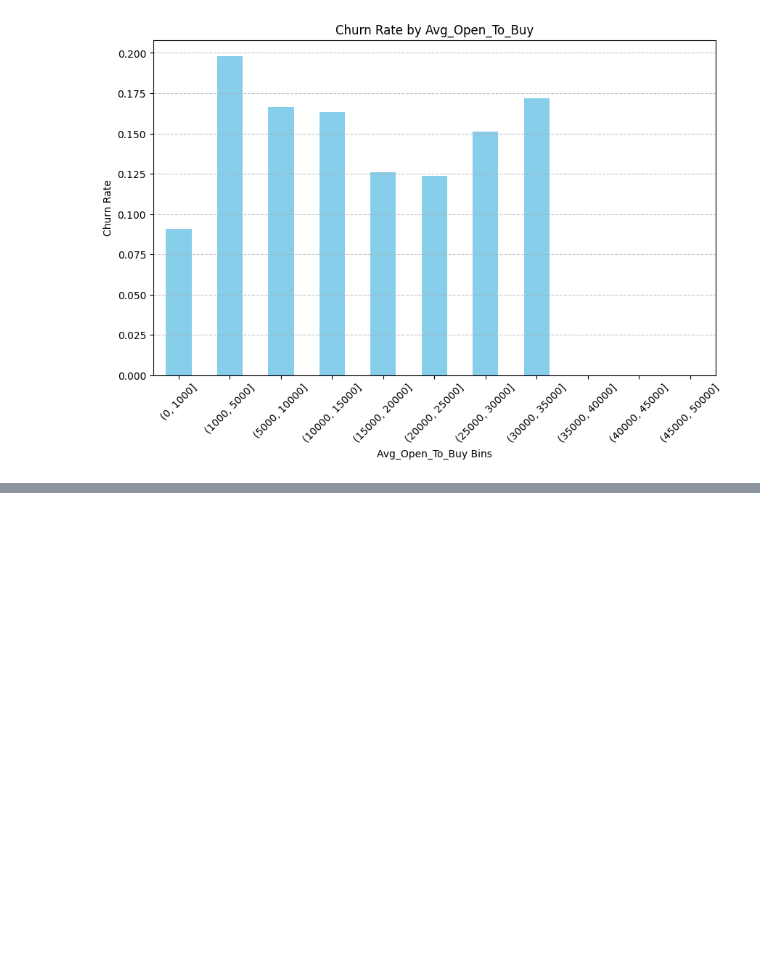
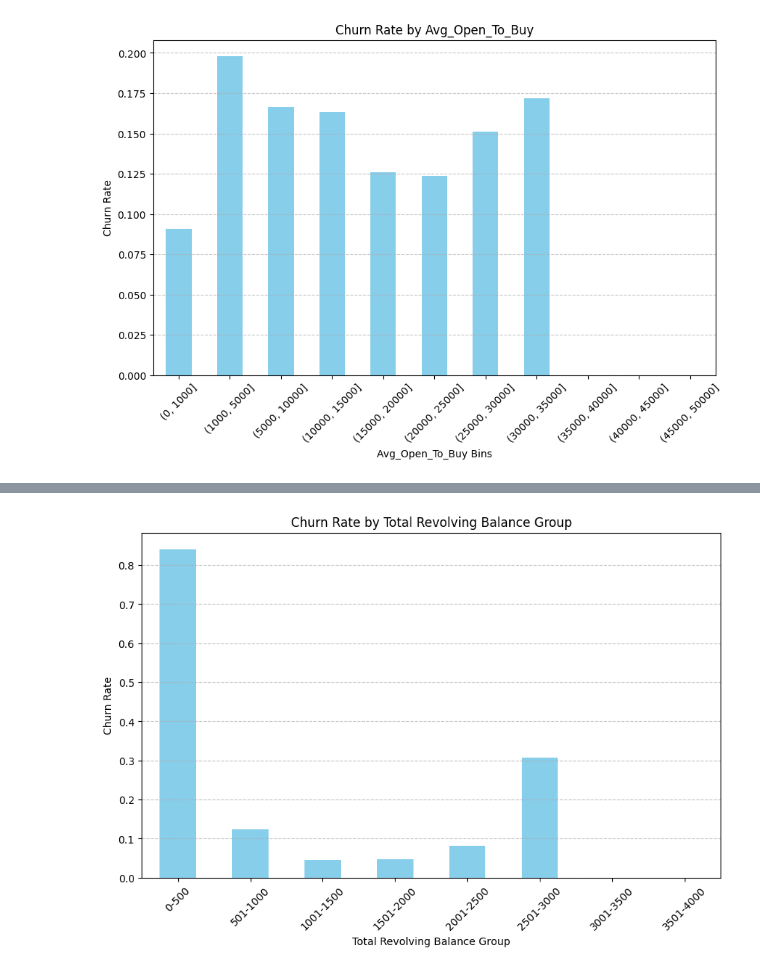
Before and after one commit to mahsanazar/Machine-Learnin--Churn-prediction, a Jupyter notebook: decisiontreemodel.ipynb, the cells around one changed output, grey strips where cells are left out. Cells and saved outputs as stored; diff of their text form; code cells hidden in the pictures; blank space fills up the shorter version.

```diff
--- a/decisiontreemodel.ipynb
+++ b/decisiontreemodel.ipynb
@@ -642,0 +711,22 @@ plt.show()
+# %%
+import pandas as pd
+import matplotlib.pyplot as plt
+
+
+# Group customers by Total_Revolving_Bal category
+data['Total_Revolving_Bal_Group'] = pd.cut(data['Total_Revolving_Bal'], bins=[0, 500, 1000, 1500, 2000, 2500, 3000, 3500, 4000], labels=['0-500', '501-1000', '1001-1500', '1501-2000', '2001-2500', '2501-3000', '3001-3500', '3501-4000'])
+
+# Calculate churn rate by Total_Revolving_Bal group
+churn_rate_by_total_revolving_bal = data.groupby('Total_Revolving_Bal_Group')['Attrition_Flag'].apply(lambda x: (x == 'Attrited Customer').mean())
+
+# Plot churn rate by Total_Revolving_Bal group
+plt.figure(figsize=(10, 6))
+churn_rate_by_total_revolving_bal.plot(kind='bar', color='skyblue')
+plt.title('Churn Rate by Total Revolving Balance Group')
+plt.xlabel('Total Revolving Balance Group')
+plt.ylabel('Churn Rate')
+plt.xticks(rotation=45)
+plt.grid(axis='y', linestyle='--', alpha=0.7)
+plt.show()
+# %% [output]
+[figure, added]
```
Also changed, not shown: parts of 30 cells of this notebook, 23 other files.
